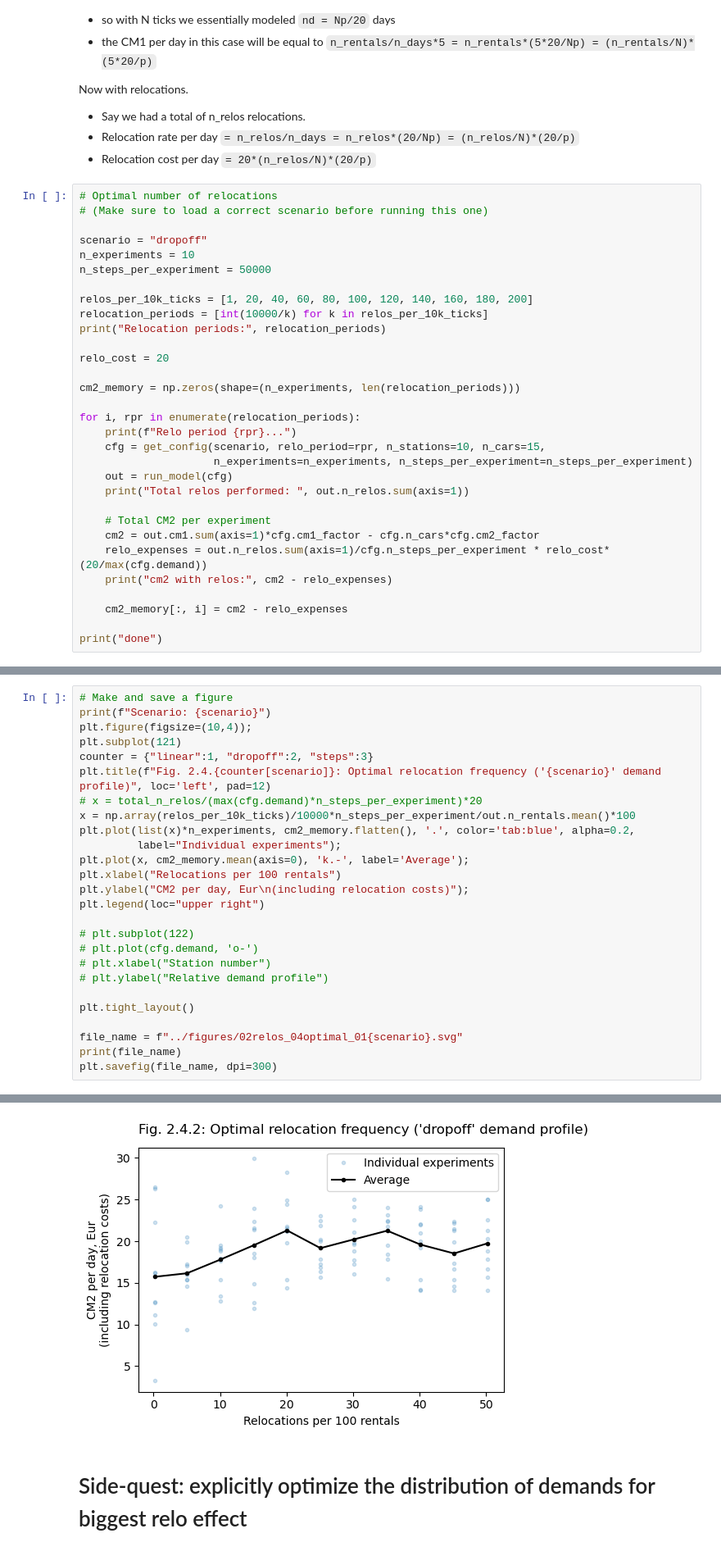
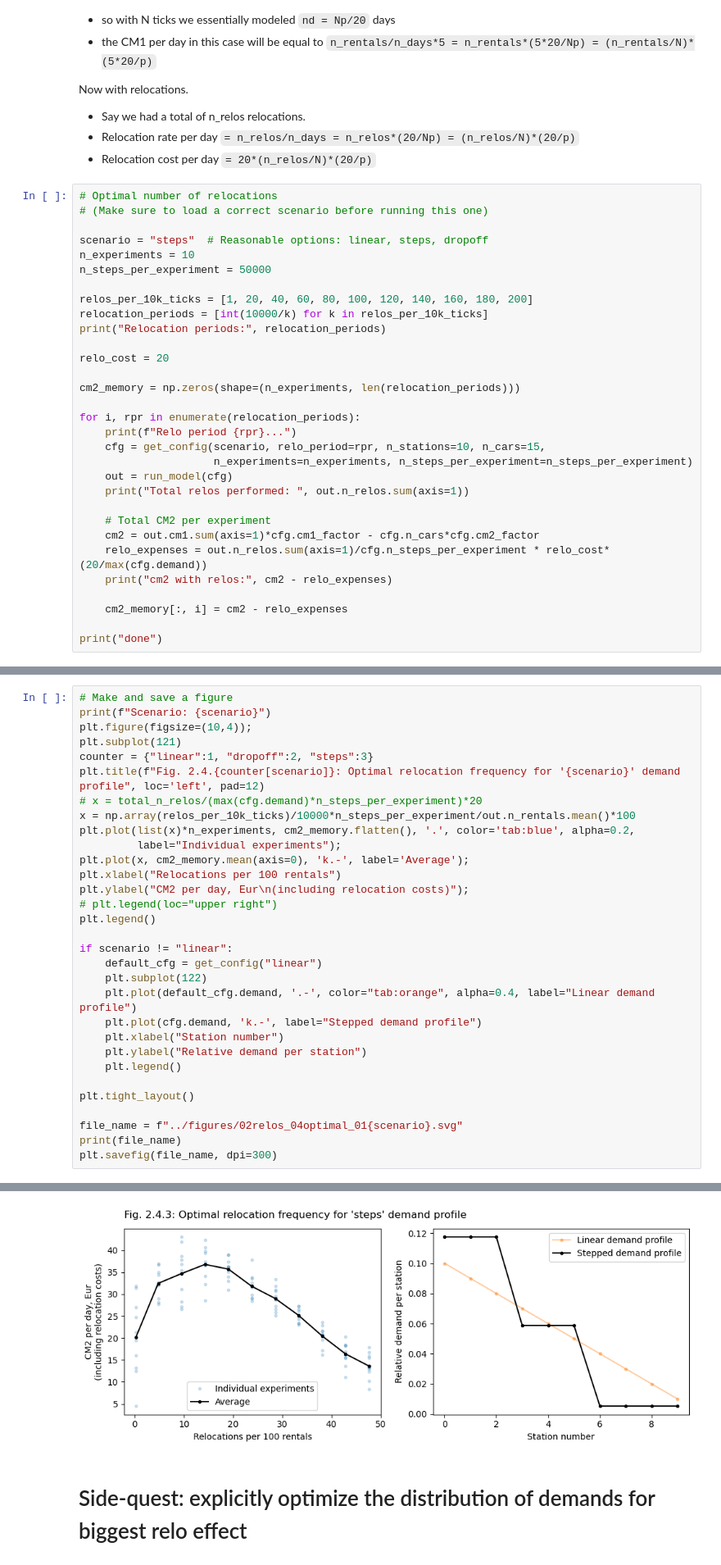
Before and after one commit to khakhalin/carsharing101, a Jupyter notebook: scripts/02relos_02stations.ipynb, the cells around one changed output, grey strips where cells are left out. Shown at 82% size. Saved outputs shown, nothing was run; the diff lists cells and outputs as text.

Commit message:
Optimal reloation frequency

```diff
--- a/scripts/02relos_02stations.ipynb
+++ b/scripts/02relos_02stations.ipynb
@@ -294,7 +294,7 @@ Now with relocations.
 # Optimal number of relocations
 # (Make sure to load a correct scenario before running this one)
 
-scenario = "dropoff"
+scenario = "steps"  # Reasonable options: linear, steps, dropoff
 n_experiments = 10
 n_steps_per_experiment = 50000
 
@@ -345,7 +345,7 @@ print(f"Scenario: {scenario}")
 plt.figure(figsize=(10,4));
 plt.subplot(121)
 counter = {"linear":1, "dropoff":2, "steps":3}
-plt.title(f"Fig. 2.4.{counter[scenario]}: Optimal relocation frequency ('{scenario}' demand profile)", loc='left', pad=12)
+plt.title(f"Fig. 2.4.{counter[scenario]}: Optimal relocation frequency for '{scenario}' demand profile", loc='left', pad=12)
 # x = total_n_relos/(max(cfg.demand)*n_steps_per_experiment)*20
 x = np.array(relos_per_10k_ticks)/10000*n_steps_per_experiment/out.n_rentals.mean()*100
 plt.plot(list(x)*n_experiments, cm2_memory.flatten(), '.', color='tab:blue', alpha=0.2,
@@ -353,12 +353,17 @@ plt.plot(list(x)*n_experiments, cm2_memory.flatten(), '.', color='tab:blue', alp
 plt.plot(x, cm2_memory.mean(axis=0), 'k.-', label='Average');
 plt.xlabel("Relocations per 100 rentals")
 plt.ylabel("CM2 per day, Eur\n(including relocation costs)");
-plt.legend(loc="upper right")
+# plt.legend(loc="upper right")
+plt.legend()
 
-# plt.subplot(122)
-# plt.plot(cfg.demand, 'o-')
-# plt.xlabel("Station number")
-# plt.ylabel("Relative demand profile")
+if scenario != "linear":
+    default_cfg = get_config("linear")
+    plt.subplot(122)
+    plt.plot(default_cfg.demand, '.-', color="tab:orange", alpha=0.4, label="Linear demand profile")
+    plt.plot(cfg.demand, 'k.-', label="Stepped demand profile")
+    plt.xlabel("Station number")
+    plt.ylabel("Relative demand per station")
+    plt.legend()
 
 plt.tight_layout()
 
@@ -371,4 +376,4 @@ Scenario: dropoff
-[figure, old version]
+[figure, new version]
 # %% [markdown]
 # Side-quest: explicitly optimize the distribution of demands for biggest relo effect
 # %%
```
Also changed, not shown: parts of 2 cells of this notebook, 2 other files.
